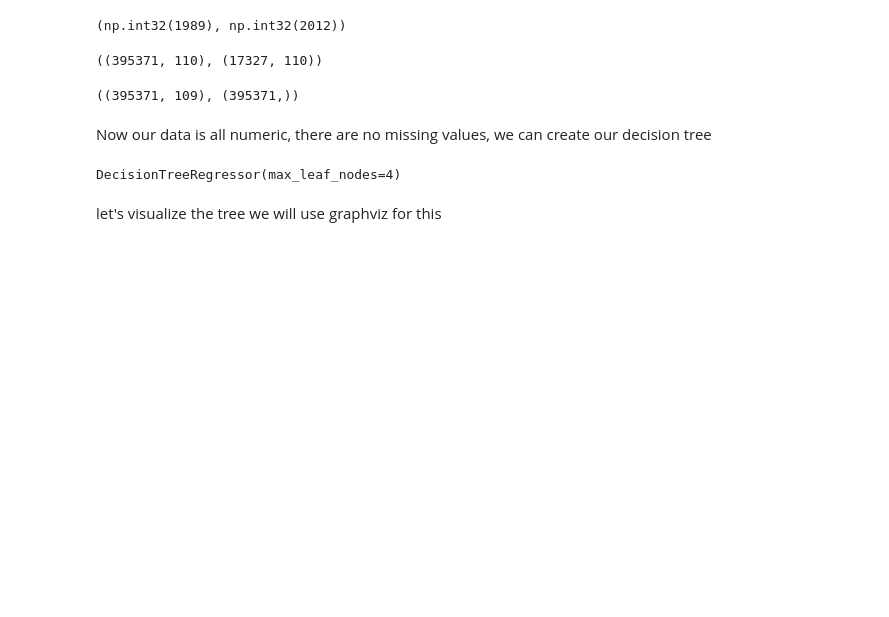
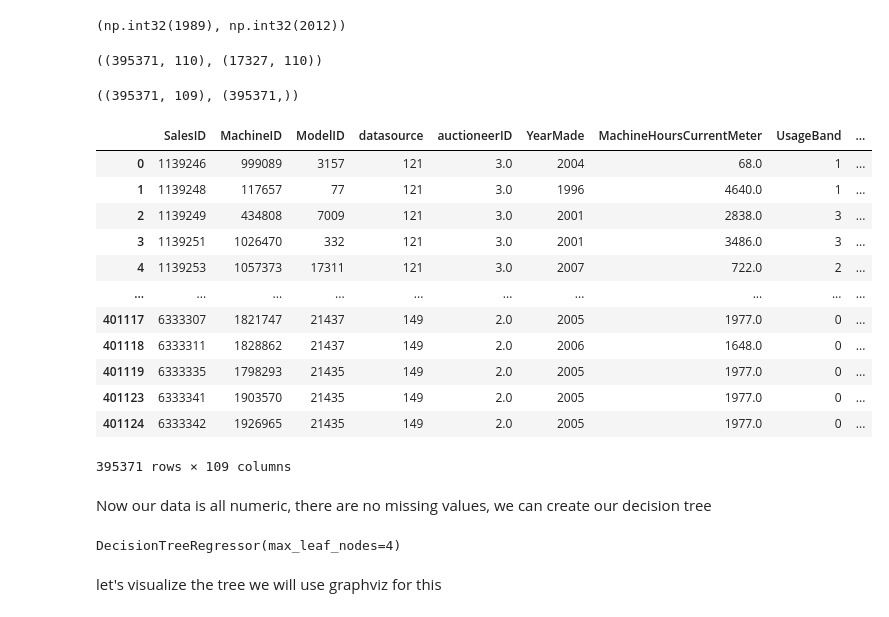
Before and after one commit to bhdai/bb_bulldozer, a Jupyter notebook: notebooks/bulldozer_model.ipynb, the cells around one changed output. Saved outputs shown, nothing was run; the diff lists cells and outputs as text; code cells hidden in the pictures; blank space fills up the shorter version.

```diff
--- a/notebooks/bulldozer_model.ipynb
+++ b/notebooks/bulldozer_model.ipynb
@@ -432,6 +432,22 @@ val_Xs, val_y = val_data.drop(dep_var, axis=1), val_data[dep_var]
 Xs.shape, y.shape
 # %% [output]
 ((395371, 109), (395371,))
+# %%
+Xs
+# %% [output]
+|  | SalesID | MachineID | ModelID | datasource | auctioneerID | YearMade | MachineHoursCurrentMeter | UsageBand | ... |
+| 0 | 1139246 | 999089 | 3157 | 121 | 3.0 | 2004 | 68.0 | 1 | ... |
+| 1 | 1139248 | 117657 | 77 | 121 | 3.0 | 1996 | 4640.0 | 1 | ... |
+| 2 | 1139249 | 434808 | 7009 | 121 | 3.0 | 2001 | 2838.0 | 3 | ... |
+| 3 | 1139251 | 1026470 | 332 | 121 | 3.0 | 2001 | 3486.0 | 3 | ... |
+| 4 | 1139253 | 1057373 | 17311 | 121 | 3.0 | 2007 | 722.0 | 2 | ... |
+| ... | ... | ... | ... | ... | ... | ... | ... | ... | ... |
+| 401117 | 6333307 | 1821747 | 21437 | 149 | 2.0 | 2005 | 1977.0 | 0 | ... |
+| 401118 | 6333311 | 1828862 | 21437 | 149 | 2.0 | 2006 | 1648.0 | 0 | ... |
+| 401119 | 6333335 | 1798293 | 21435 | 149 | 2.0 | 2005 | 1977.0 | 0 | ... |
+| 401123 | 6333341 | 1903570 | 21435 | 149 | 2.0 | 2005 | 1977.0 | 0 | ... |
+| 401124 | 6333342 | 1926965 | 21435 | 149 | 2.0 | 2005 | 1977.0 | 0 | ... |
+395371 rows × 109 columns
 # %% [markdown]
 Now our data is all numeric, there are no missing values, we can create our decision tree
 # %%
```
Also changed, not shown: parts of 2 cells of this notebook.
